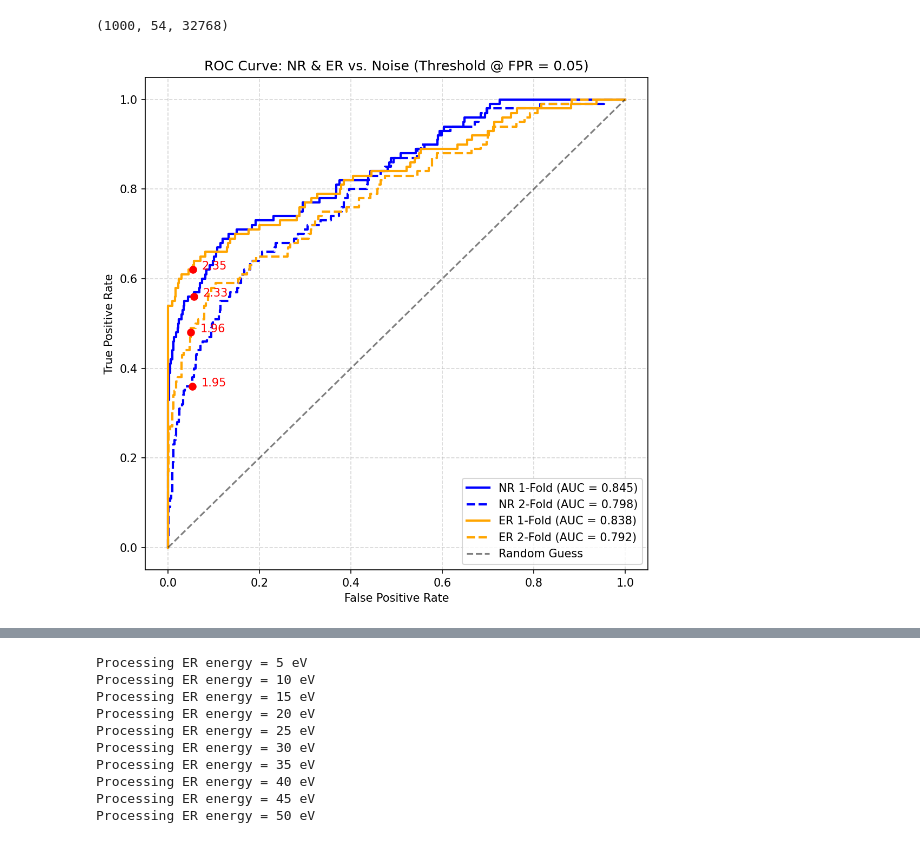
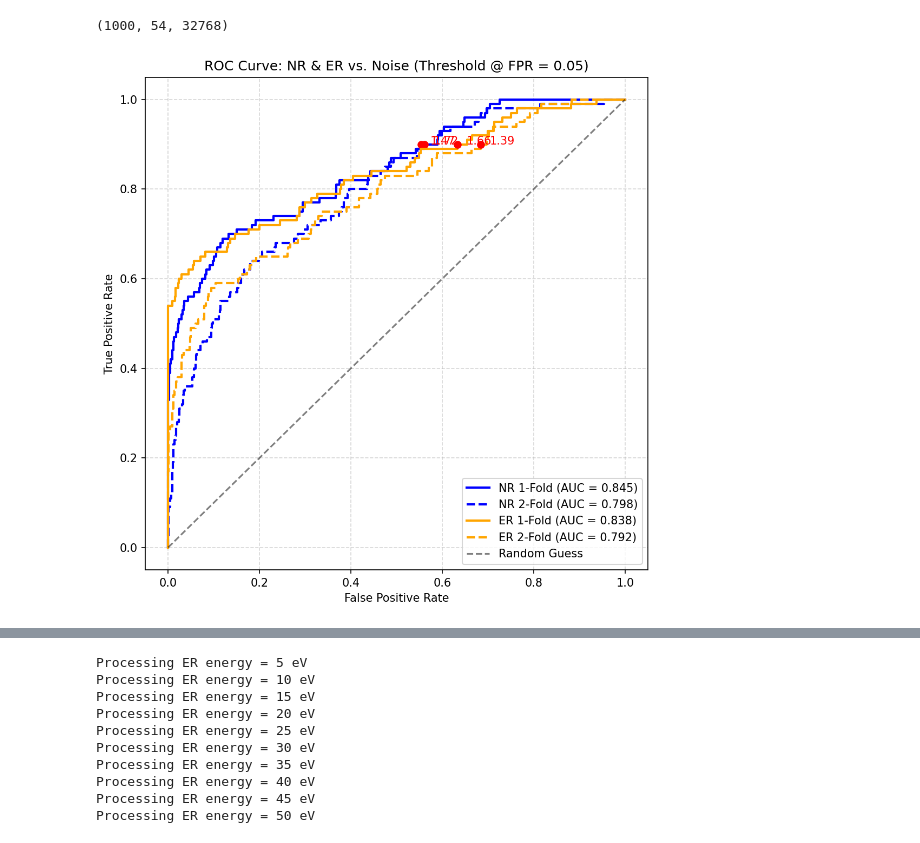
Before and after one commit to dowlingwong/DELight_mtr, a Jupyter notebook: trigger_study/wk7/dark_count_2.ipynb, the cells around one changed output, grey strips where cells are left out. Cells and saved outputs as stored; diff of their text form; code cells hidden in the pictures.

```diff
--- a/trigger_study/wk7/dark_count_2.ipynb
+++ b/trigger_study/wk7/dark_count_2.ipynb
@@ -95,48 +95,50 @@ score_1fold_ER = np.max(amps_ER, axis=1)
 score_2fold_ER = fold_scores(amps_ER, 2)
 
 # === ROC + threshold finder ===
-def compute_roc_with_threshold(scores_signal, scores_noise, target_fpr=0.05):
+def compute_roc_with_threshold(scores_signal, scores_noise, target_tpr=0.9):
     y_true = np.concatenate([np.zeros_like(scores_noise), np.ones_like(scores_signal)])
     y_scores = np.concatenate([scores_noise, scores_signal])
     fpr, tpr, thresholds = roc_curve(y_true, y_scores)
     auc_val = auc(fpr, tpr)
-    idx = np.argmin(np.abs(fpr - target_fpr))
+    idx = np.argmin(np.abs(tpr - target_tpr))
     return fpr, tpr, auc_val, thresholds[idx], fpr[idx], tpr[idx]
 
+
 # === Compute all curves ===
-fpr_NR_1, tpr_NR_1, auc_NR_1, th_NR_1, fx_NR_1, ty_NR_1 = compute_roc_with_threshold(score_1fold_NR, score_1fold_neg)
-fpr_NR_2, tpr_NR_2, auc_NR_2, th_NR_2, fx_NR_2, ty_NR_2 = compute_roc_with_threshold(score_2fold_NR, score_2fold_neg)
-fpr_ER_1, tpr_ER_1, auc_ER_1, th_ER_1, fx_ER_1, ty_ER_1 = compute_roc_with_threshold(score_1fold_ER, score_1fold_neg)
-fpr_ER_2, tpr_ER_2, auc_ER_2, th_ER_2, fx_ER_2, ty_ER_2 = compute_roc_with_threshold(score_2fold_ER, score_2fold_neg)
+fpr_NR_1, tpr_NR_1, auc_NR_1, th_NR_1, fx_NR_1, ty_NR_1 = compute_roc_with_threshold(score_1fold_NR, score_1fold_neg, target_tpr=0.9)
+fpr_NR_2, tpr_NR_2, auc_NR_2, th_NR_2, fx_NR_2, ty_NR_2 = compute_roc_with_threshold(score_2fold_NR, score_2fold_neg, target_tpr=0.9)
+fpr_ER_1, tpr_ER_1, auc_ER_1, th_ER_1, fx_ER_1, ty_ER_1 = compute_roc_with_threshold(score_1fold_ER, score_1fold_neg, target_tpr=0.9)
+fpr_ER_2, tpr_ER_2, auc_ER_2, th_ER_2, fx_ER_2, ty_ER_2 = compute_roc_with_threshold(score_2fold_ER, score_2fold_neg, target_tpr=0.9)
+
 
 # === Plot ===
 plt.figure(figsize=(7, 7), dpi=150)
 
 # NR
 plt.plot(fpr_NR_1, tpr_NR_1, color='blue', linewidth=2, label=f"NR 1-Fold (AUC = {auc_NR_1:.3f})")
 plt.plot(fpr_NR_2, tpr_NR_2, '--', color='blue', linewidth=2, label=f"NR 2-Fold (AUC = {auc_NR_2:.3f})")
 plt.plot(fx_NR_1, ty_NR_1, 'ro')
 plt.text(fx_NR_1 + 0.02, ty_NR_1, f'{th_NR_1:.2f}', color='red')
 plt.plot(fx_NR_2, ty_NR_2, 'ro')
 plt.text(fx_NR_2 + 0.02, ty_NR_2, f'{th_NR_2:.2f}', color='red')
 
 # ER
 plt.plot(fpr_ER_1, tpr_ER_1, color='orange', linewidth=2, label=f"ER 1-Fold (AUC = {auc_ER_1:.3f})")
 plt.plot(fpr_ER_2, tpr_ER_2, '--', color='orange', linewidth=2, label=f"ER 2-Fold (AUC = {auc_ER_2:.3f})")
 plt.plot(fx_ER_1, ty_ER_1, 'ro')
 plt.text(fx_ER_1 + 0.02, ty_ER_1, f'{th_ER_1:.2f}', color='red')
 plt.plot(fx_ER_2, ty_ER_2, 'ro')
 plt.text(fx_ER_2 + 0.02, ty_ER_2, f'{th_ER_2:.2f}', color='red')
 
 # Random guess
 plt.plot([0, 1], [0, 1], 'k--', alpha=0.5, label="Random Guess")
 
 plt.xlabel("False Positive Rate")
 plt.ylabel("True Positive Rate")
 plt.title("ROC Curve: NR & ER vs. Noise (Threshold @ FPR = 0.05)")
 plt.legend(loc="lower right")
 plt.grid(True, linestyle="--", alpha=0.5)
 plt.tight_layout()
 plt.show()
 # %% [output]
-[figure, old version]
+[figure, new version]
```
Also changed, not shown: parts of 2 cells of this notebook, 6 other files.
